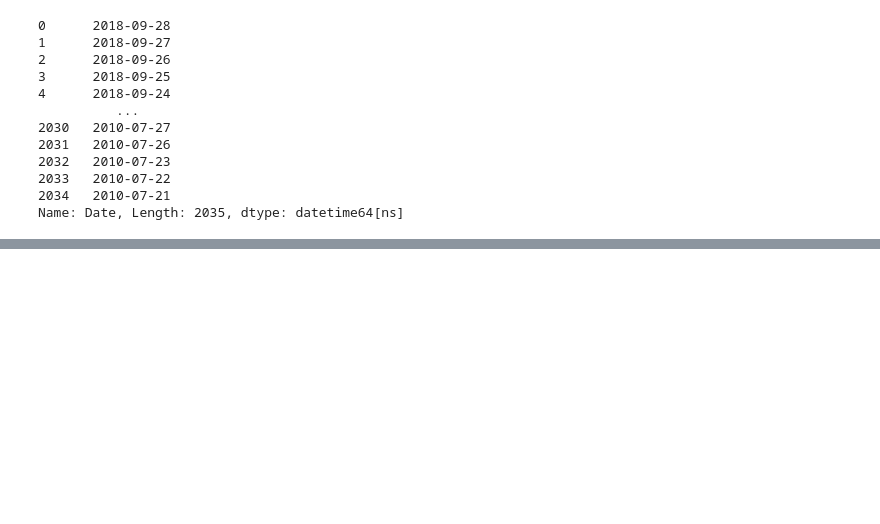
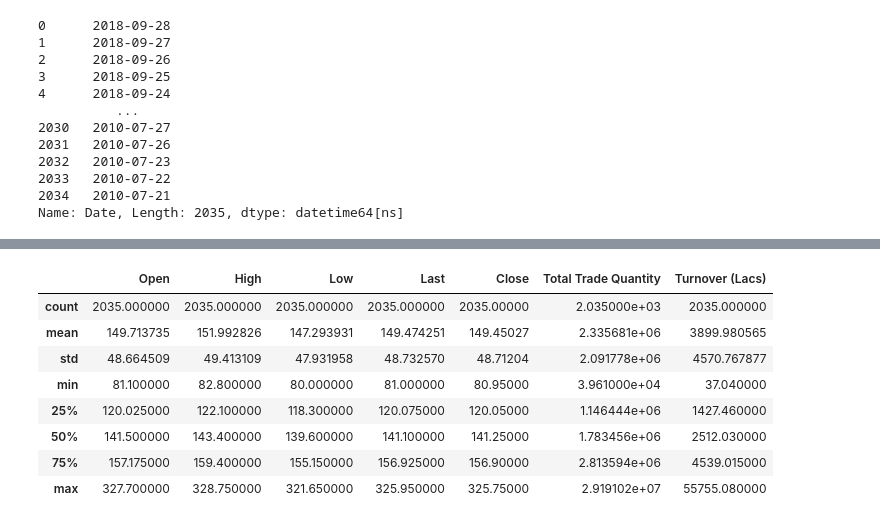
Before and after one commit to de-pesh/StockPrediction, a Jupyter notebook: StockPred.ipynb, the cells around one changed output, grey strips where cells are left out. Cells and saved outputs as stored; diff of their text form; code cells hidden in the pictures; blank space fills up the shorter version.

```diff
--- a/StockPred.ipynb
+++ b/StockPred.ipynb
@@ -68,0 +60,12 @@ KeyError: 'Species'
+# %%
+data.describe()
+# %% [output]
+|  | Open | High | Low | Last | Close | Total Trade Quantity | Turnover (Lacs) |
+| count | 2035.000000 | 2035.000000 | 2035.000000 | 2035.000000 | 2035.00000 | 2.035000e+03 | 2035.000000 |
+| mean | 149.713735 | 151.992826 | 147.293931 | 149.474251 | 149.45027 | 2.335681e+06 | 3899.980565 |
+| std | 48.664509 | 49.413109 | 47.931958 | 48.732570 | 48.71204 | 2.091778e+06 | 4570.767877 |
+| min | 81.100000 | 82.800000 | 80.000000 | 81.000000 | 80.95000 | 3.961000e+04 | 37.040000 |
+| 25% | 120.025000 | 122.100000 | 118.300000 | 120.075000 | 120.05000 | 1.146444e+06 | 1427.460000 |
+| 50% | 141.500000 | 143.400000 | 139.600000 | 141.100000 | 141.25000 | 1.783456e+06 | 2512.030000 |
+| 75% | 157.175000 | 159.400000 | 155.150000 | 156.925000 | 156.90000 | 2.813594e+06 | 4539.015000 |
+| max | 327.700000 | 328.750000 | 321.650000 | 325.950000 | 325.75000 | 2.919102e+07 | 55755.080000 |
```
Also changed, not shown: parts of 23 cells of this notebook, 1 other file.
